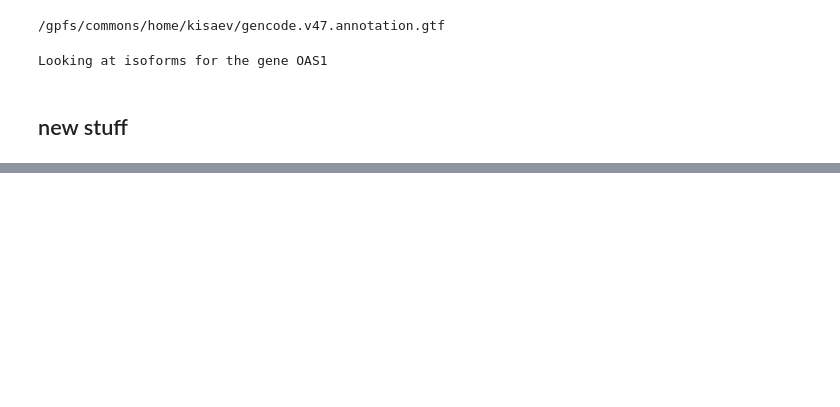
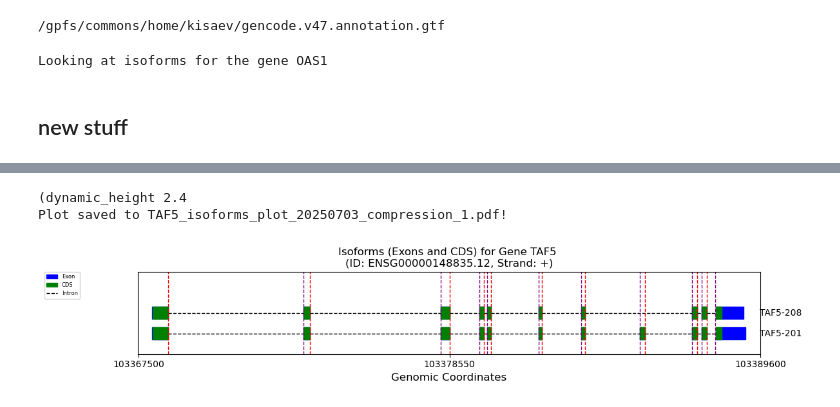
Before and after one commit to daklab/LeafletFA, a Jupyter notebook: src/visualization/IsovizPy_tutorial_human_isoforms_only.ipynb, the cells around one changed output, grey strips where cells are left out. Cells and saved outputs as stored; diff of their text form; code cells hidden in the pictures; blank space fills up the shorter version.

```diff
--- a/src/visualization/IsovizPy_tutorial_human_isoforms_only.ipynb
+++ b/src/visualization/IsovizPy_tutorial_human_isoforms_only.ipynb
@@ -312,0 +476,34 @@ Plot saved to CCND1_isoforms_plot_20250316_compression_0.1.pdf!
+# %%
+selected_transcripts = ['ENST00000369839.4', 'ENST00000692195.1']
+transcript_data = {k: v for k, v in transcript_data.items() if k in selected_transcripts}
+transcript_order = selected_transcripts  # or list(transcript_data.keys()) to be safe
+exons = []
+for transcript, values in transcript_data.items():
+    exons.extend(values['exons'])
+
+region_start, region_end = ja.determine_region_boundaries_from_transcripts(transcript_data)
+
+intronic_intervals = ja.get_intervals_not_overlapped_by_exons(
+    region_start,
+    region_end,
+    exons
+)
+ja.plot_isoforms(
+    db,
+    transcript_data,
+    region_start - 500,
+    region_end + 500,
+    base_width=12,
+    trans_height=0.2,
+    transcript_order=transcript_order,
+    introns_list=intronic_intervals,
+    plot_shared_intron_lines=True,
+    compression_factor=1,
+    plot_introns_as_blocks=False,
+    num_ticks=3,
+    trans_label=10
+)
+# %% [output]
+(dynamic_height 2.4
+Plot saved to TAF5_isoforms_plot_20250703_compression_1.pdf!
+[figure, added]
```
Also changed, not shown: parts of 11 cells of this notebook, 2 other files.
